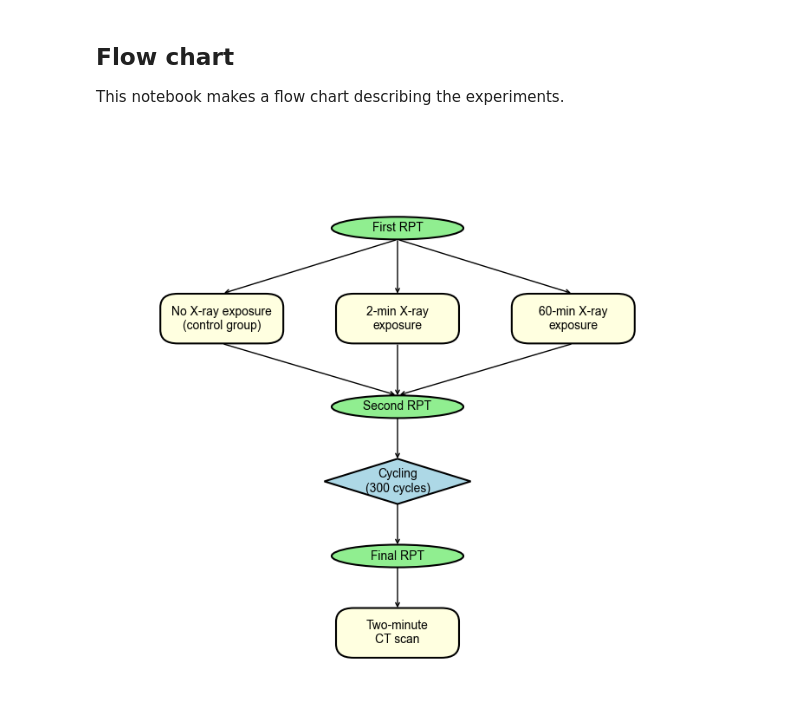
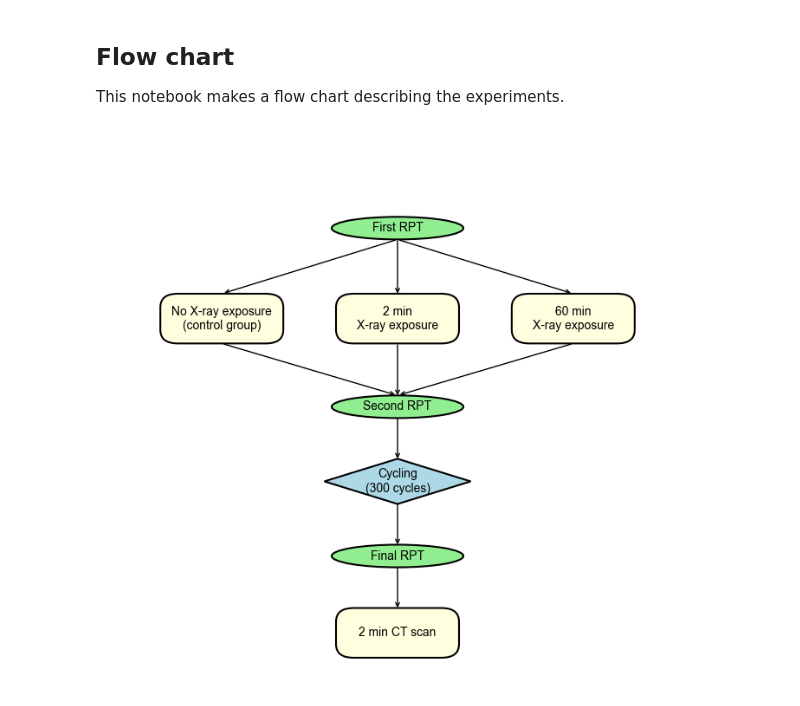
Before and after one commit to jinhongm-umich/X-ray-influence, a Jupyter notebook: flowchart/flowchart.ipynb, the cells around one changed output. Cells and saved outputs as stored; diff of their text form; code cells hidden in the pictures.

```diff
--- a/flowchart/flowchart.ipynb
+++ b/flowchart/flowchart.ipynb
@@ -75,34 +75,34 @@ ax.axis('off')
 draw_custom_box(ax, "First RPT", (0, 0), shape="ellipse", facecolor="lightgreen")
 
 # Split to three branches: X-ray exposure groups
 draw_shifted_arrow(ax, (0, -0.5), (-3, -1.7))
 draw_shifted_arrow(ax, (0, -0.48), (0, -1.75))
 draw_shifted_arrow(ax, (0, -0.5), (3, -1.7))
 
 draw_custom_box(ax, "No X-ray exposure\n(control group)", (-3, -2), facecolor="lightyellow")
-draw_custom_box(ax, "2-min X-ray\nexposure", (0, -2), facecolor="lightyellow")
-draw_custom_box(ax, "60-min X-ray\nexposure", (3, -2), facecolor="lightyellow")
+draw_custom_box(ax, "2 min\nX-ray exposure", (0, -2), facecolor="lightyellow")
+draw_custom_box(ax, "60 min\nX-ray exposure", (3, -2), facecolor="lightyellow")
 
 # Merge back to Step 3: Second RPT
 draw_shifted_arrow(ax, (-3, -2.8), (0, -3.95))
 draw_shifted_arrow(ax, (0, -2.78), (0, -4))
 draw_shifted_arrow(ax, (3, -2.8), (0, -3.95))
 
 draw_custom_box(ax, "Second RPT", (0, -3.95), shape="ellipse", facecolor="lightgreen")
 
 # Step 4: Cycling (Diamond shape)
 draw_shifted_arrow(ax, (0, -4.4), (0, -5.4))
 draw_diamond(ax, "Cycling\n(300 cycles)", (0, -5.6), facecolor="lightblue")
 
 # Step 5: Final RPT
 draw_shifted_arrow(ax, (0, -6.3), (0, -7.3))
 draw_custom_box(ax, "Final RPT", (0, -7.25), shape="ellipse", facecolor="lightgreen")
 
 # Step 6: Two-minute CT scan
 draw_shifted_arrow(ax, (0, -7.7), (0, -8.7))
-draw_custom_box(ax, "Two-minute\nCT scan", (0, -8.95), facecolor="lightyellow")
+draw_custom_box(ax, "2 min CT scan", (0, -8.95), facecolor="lightyellow")
 
 # Show the flowchart
 plt.savefig("flowchart.pdf", dpi=300, bbox_inches='tight')
 # %% [output]
-[figure, old version]
+[figure, new version]
```
Also changed, not shown: 10 other files.
